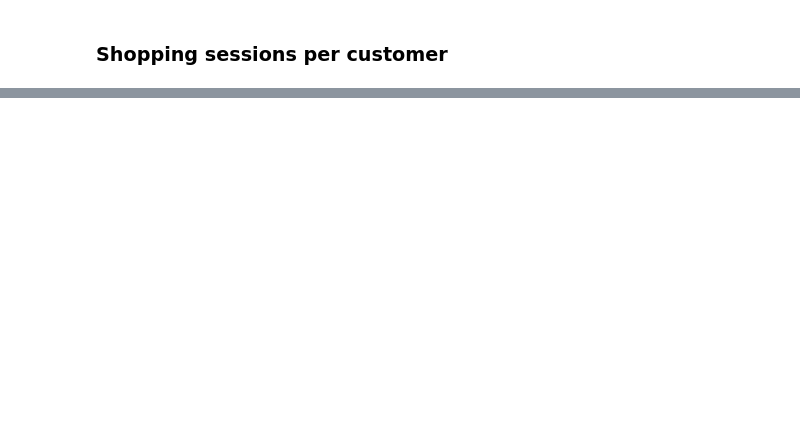
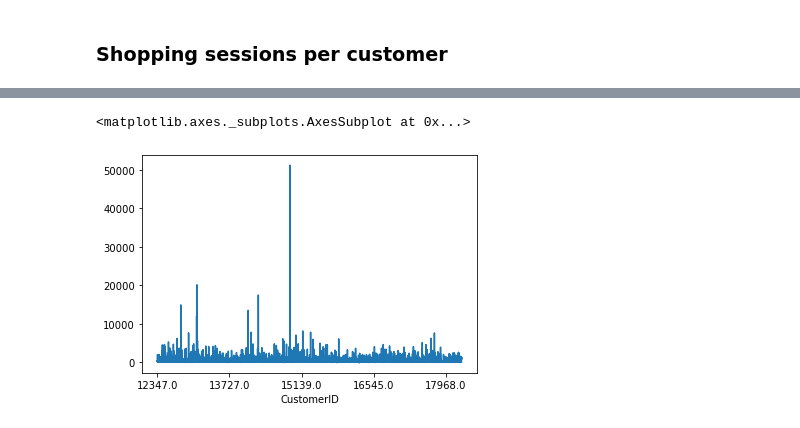
Before and after one commit to dilettagoglia/DataMining, a Jupyter notebook: task_1-2(Diletta).ipynb, the cells around one changed output, grey strips where cells are left out. Cells and saved outputs as stored; diff of their text form; code cells hidden in the pictures; blank space fills up the shorter version.

```diff
--- a/task_1-2(Diletta).ipynb
+++ b/task_1-2(Diletta).ipynb
@@ -1404,0 +1289,7 @@ customers.to_csv(r'customers.csv', index = False)
+# %%
+customers = customers.drop([17841.00])
+# %%
+customers.I.plot()
+# %% [output]
+<matplotlib.axes._subplots.AxesSubplot at 0x...>
+[figure, added]
```
Also changed, not shown: parts of 84 cells of this notebook.
